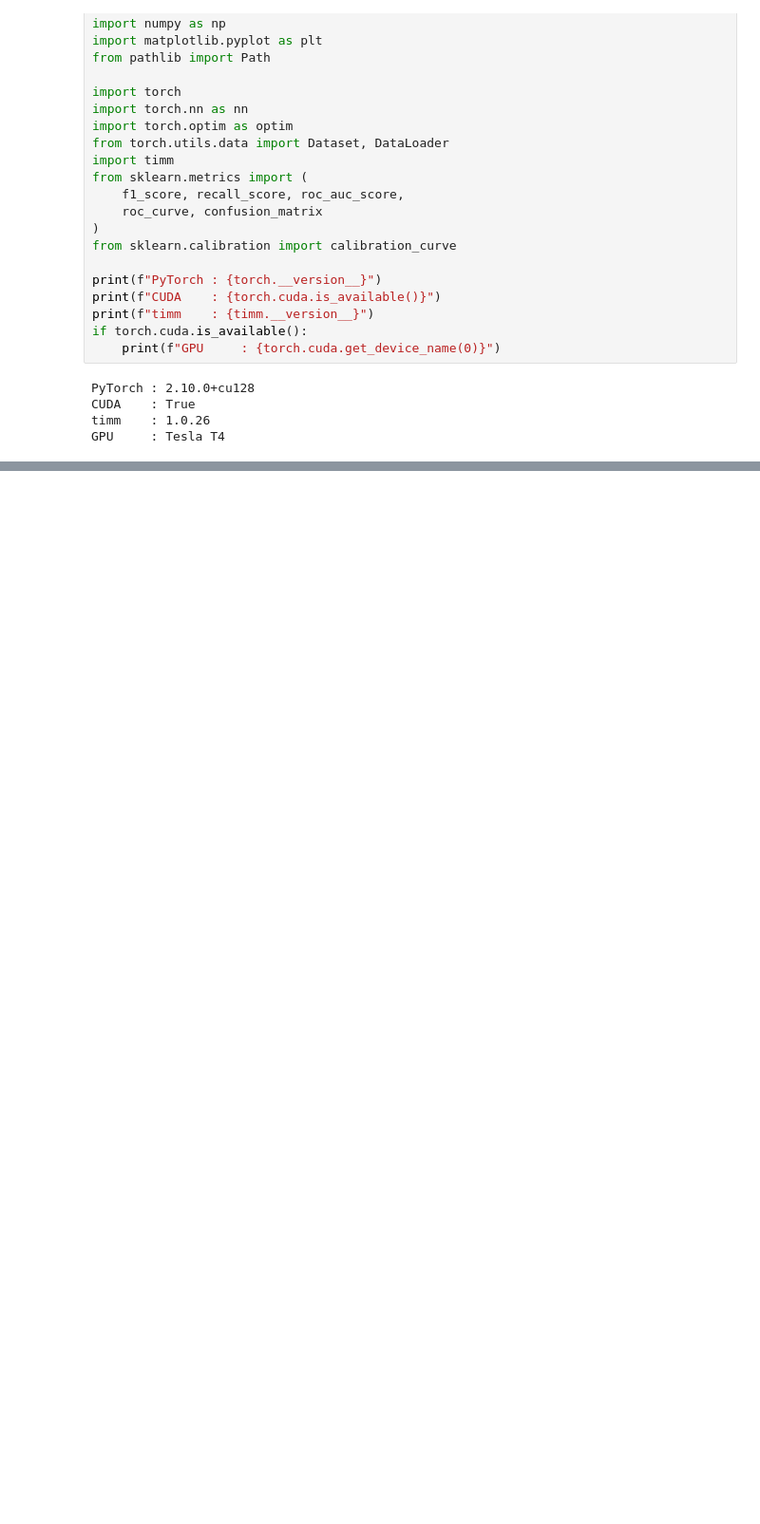
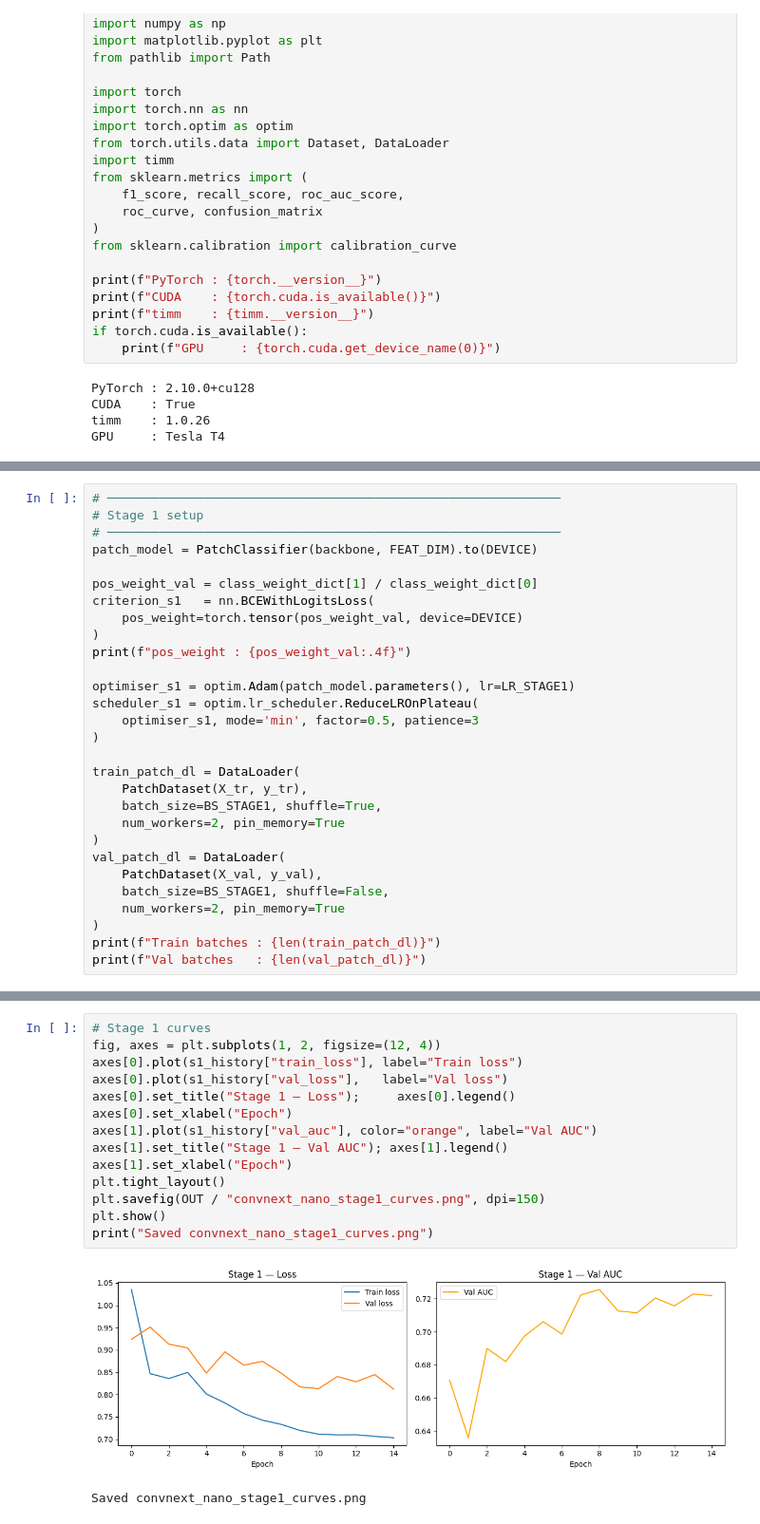
Before and after one commit to mfjm-rizvi/ddsm-breast-cancer-detection, a Jupyter notebook: notebooks/04-convnext-nano.ipynb, the cells around one changed output, grey strips where cells are left out. Shown at 95% size. Drawn from its saved outputs; the diff is of its cells as text; blank space fills up the shorter version.

```diff
--- a/notebooks/04-convnext-nano.ipynb
+++ b/notebooks/04-convnext-nano.ipynb
@@ -33,0 +271,29 @@ GPU     : Tesla T4
+# %%
+# ─────────────────────────────────────────────────────────────
+# Stage 1 setup
+# ─────────────────────────────────────────────────────────────
+patch_model = PatchClassifier(backbone, FEAT_DIM).to(DEVICE)
+
+pos_weight_val = class_weight_dict[1] / class_weight_dict[0]
+criterion_s1   = nn.BCEWithLogitsLoss(
+    pos_weight=torch.tensor(pos_weight_val, device=DEVICE)
+)
+print(f"pos_weight : {pos_weight_val:.4f}")
+
+optimiser_s1 = optim.Adam(patch_model.parameters(), lr=LR_STAGE1)
+scheduler_s1 = optim.lr_scheduler.ReduceLROnPlateau(
+    optimiser_s1, mode='min', factor=0.5, patience=3
+)
+
+train_patch_dl = DataLoader(
+    PatchDataset(X_tr, y_tr),
+    batch_size=BS_STAGE1, shuffle=True,
+    num_workers=2, pin_memory=True
+)
+val_patch_dl = DataLoader(
+    PatchDataset(X_val, y_val),
+    batch_size=BS_STAGE1, shuffle=False,
+    num_workers=2, pin_memory=True
+)
+print(f"Train batches : {len(train_patch_dl)}")
+print(f"Val batches   : {len(val_patch_dl)}")
@@ -33,0 +384,17 @@ GPU     : Tesla T4
+# %%
+# Stage 1 curves
+fig, axes = plt.subplots(1, 2, figsize=(12, 4))
+axes[0].plot(s1_history["train_loss"], label="Train loss")
+axes[0].plot(s1_history["val_loss"],   label="Val loss")
+axes[0].set_title("Stage 1 — Loss");     axes[0].legend()
+axes[0].set_xlabel("Epoch")
+axes[1].plot(s1_history["val_auc"], color="orange", label="Val AUC")
+axes[1].set_title("Stage 1 — Val AUC"); axes[1].legend()
+axes[1].set_xlabel("Epoch")
+plt.tight_layout()
+plt.savefig(OUT / "convnext_nano_stage1_curves.png", dpi=150)
+plt.show()
+print("Saved convnext_nano_stage1_curves.png")
+# %% [output]
+[figure, added]
+Saved convnext_nano_stage1_curves.png
```
Also changed, not shown: parts of 21 cells of this notebook.
